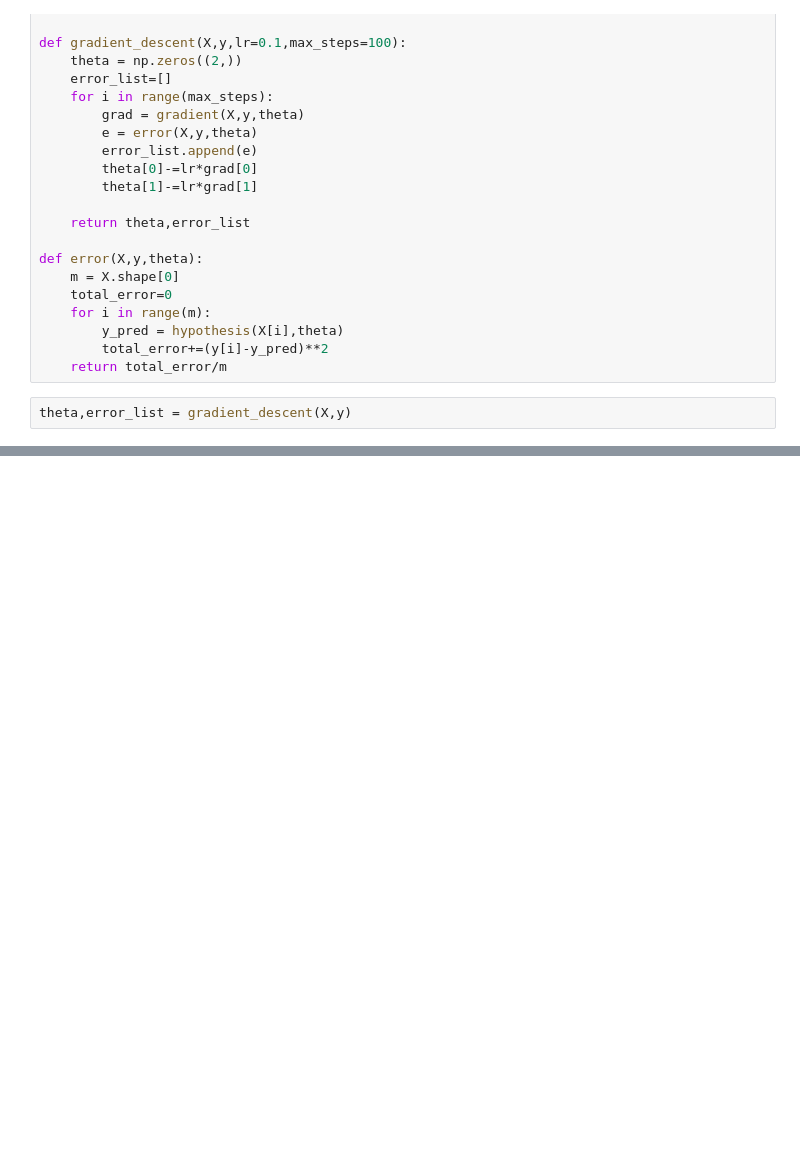
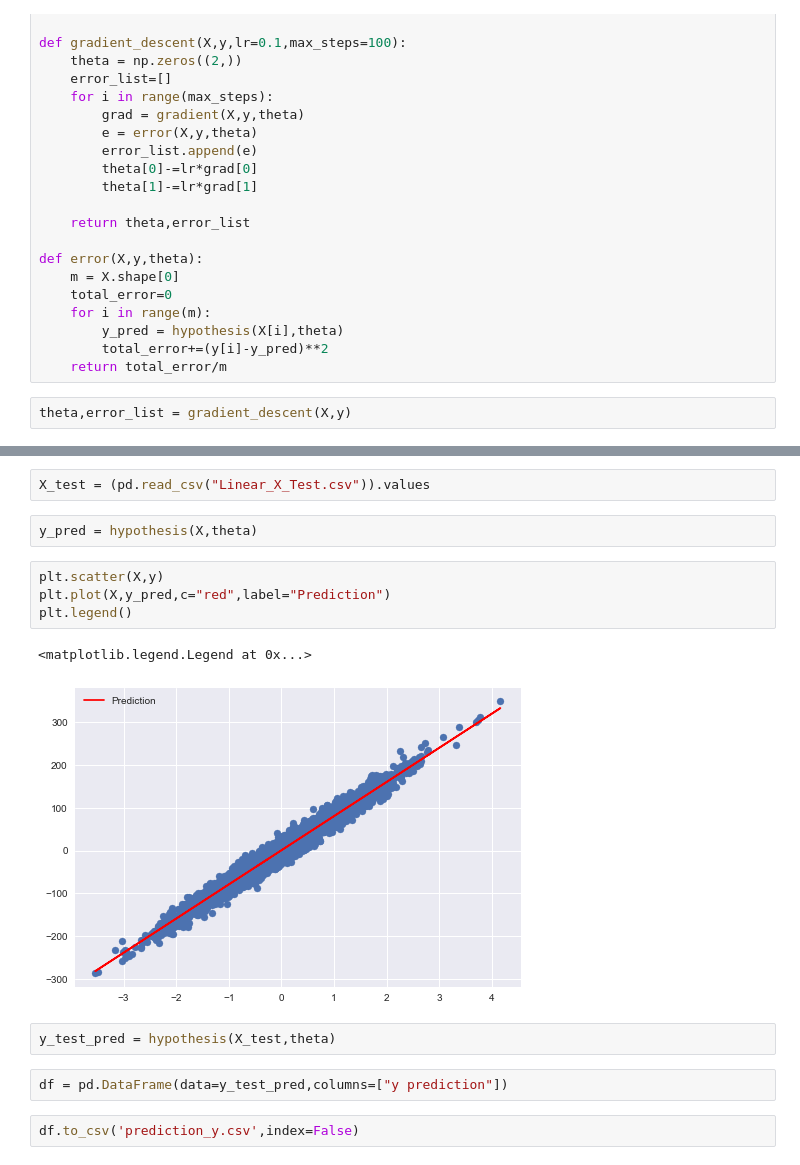
Before and after one commit to JayantGoel001/LinearRegression, a Jupyter notebook: Linear Regression_.ipynb, the cells around one changed output, grey strips where cells are left out. Drawn from its saved outputs; the diff is of its cells as text; blank space fills up the shorter version.

```diff
--- a/Linear Regression_.ipynb
+++ b/Linear Regression_.ipynb
@@ -58,0 +61,17 @@ plt.show()
+# %%
+X_test = (pd.read_csv("Linear_X_Test.csv")).values
+# %%
+y_pred = hypothesis(X,theta)
+# %%
+plt.scatter(X,y)
+plt.plot(X,y_pred,c="red",label="Prediction")
+plt.legend()
+# %% [output]
+<matplotlib.legend.Legend at 0x...>
+[figure, added]
+# %%
+y_test_pred = hypothesis(X_test,theta)
+# %%
+df = pd.DataFrame(data=y_test_pred,columns=["y prediction"])
+# %%
+df.to_csv('prediction_y.csv',index=False)
```
Also changed, not shown: parts of 1 cell of this notebook, 1 other file.
